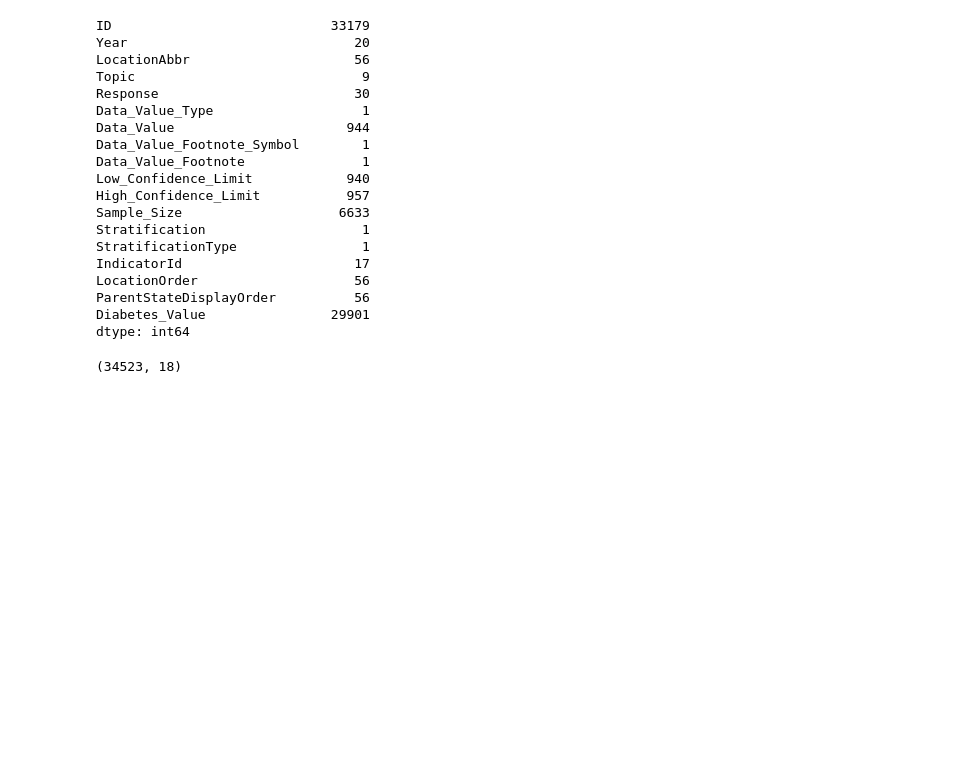
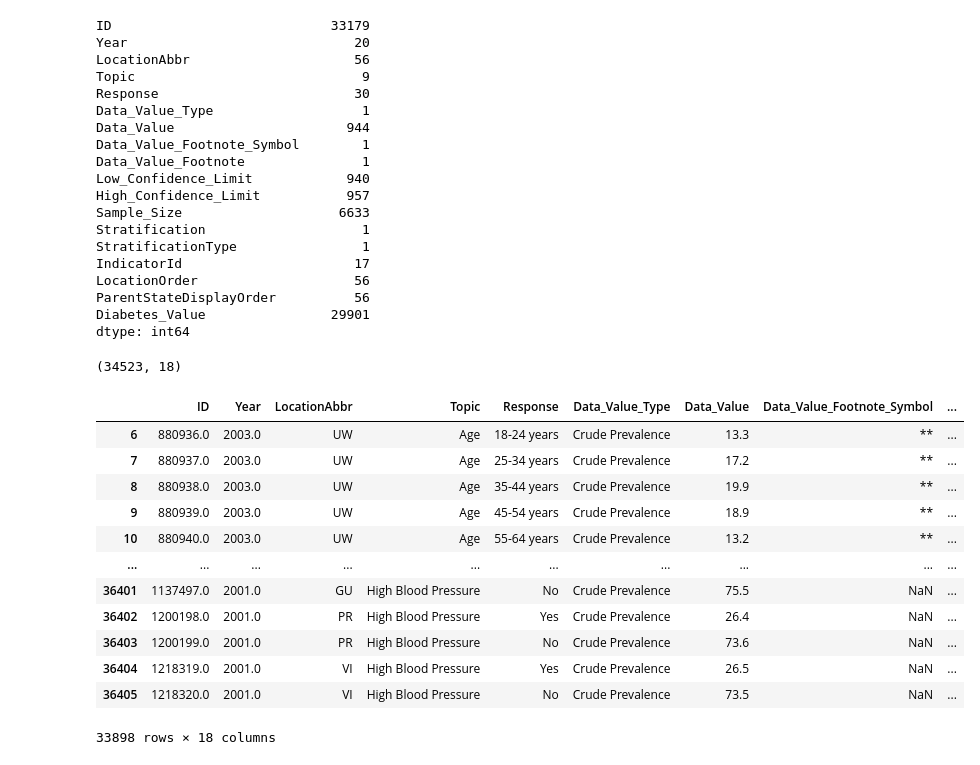
Before and after one commit to kelliwolf17/FInal_Project, a Jupyter notebook: cleaning_data.ipynb, the cells around one changed output. Cells and saved outputs as stored; diff of their text form; code cells hidden in the pictures; blank space fills up the shorter version.

Commit message:
initial commit of cleaning and analyzation of CDC data

```diff
--- a/cleaning_data.ipynb
+++ b/cleaning_data.ipynb
@@ -161,3 +161,18 @@ df.shape
 # %%
 # drop US
 df=df[~df['LocationAbbr'].isin(['US'])]
+df
+# %% [output]
+|  | ID | Year | LocationAbbr | Topic | Response | Data_Value_Type | Data_Value | Data_Value_Footnote_Symbol | ... |
+| 6 | 880936.0 | 2003.0 | UW | Age | 18-24 years | Crude Prevalence | 13.3 | ** | ... |
+| 7 | 880937.0 | 2003.0 | UW | Age | 25-34 years | Crude Prevalence | 17.2 | ** | ... |
+| 8 | 880938.0 | 2003.0 | UW | Age | 35-44 years | Crude Prevalence | 19.9 | ** | ... |
+| 9 | 880939.0 | 2003.0 | UW | Age | 45-54 years | Crude Prevalence | 18.9 | ** | ... |
+| 10 | 880940.0 | 2003.0 | UW | Age | 55-64 years | Crude Prevalence | 13.2 | ** | ... |
+| ... | ... | ... | ... | ... | ... | ... | ... | ... | ... |
+| 36401 | 1137497.0 | 2001.0 | GU | High Blood Pressure | No | Crude Prevalence | 75.5 | NaN | ... |
+| 36402 | 1200198.0 | 2001.0 | PR | High Blood Pressure | Yes | Crude Prevalence | 26.4 | NaN | ... |
+| 36403 | 1200199.0 | 2001.0 | PR | High Blood Pressure | No | Crude Prevalence | 73.6 | NaN | ... |
+| 36404 | 1218319.0 | 2001.0 | VI | High Blood Pressure | Yes | Crude Prevalence | 26.5 | NaN | ... |
+| 36405 | 1218320.0 | 2001.0 | VI | High Blood Pressure | No | Crude Prevalence | 73.5 | NaN | ... |
+33898 rows × 18 columns
```
